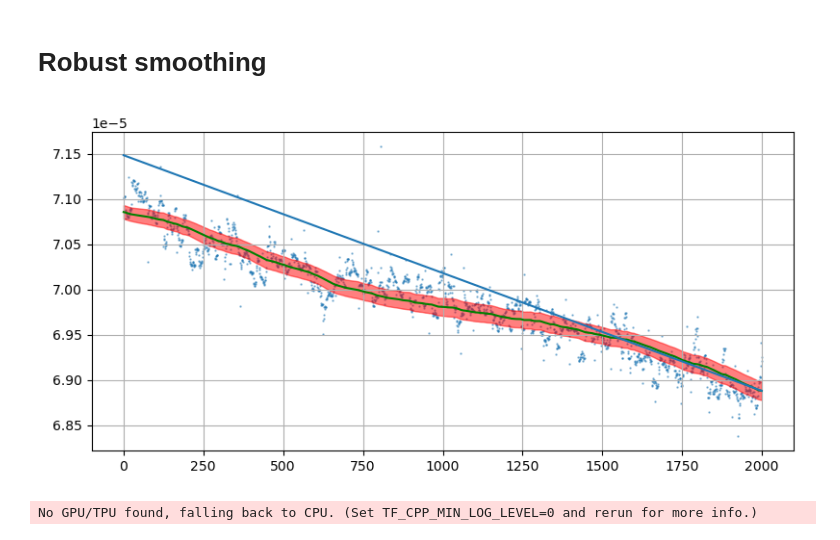
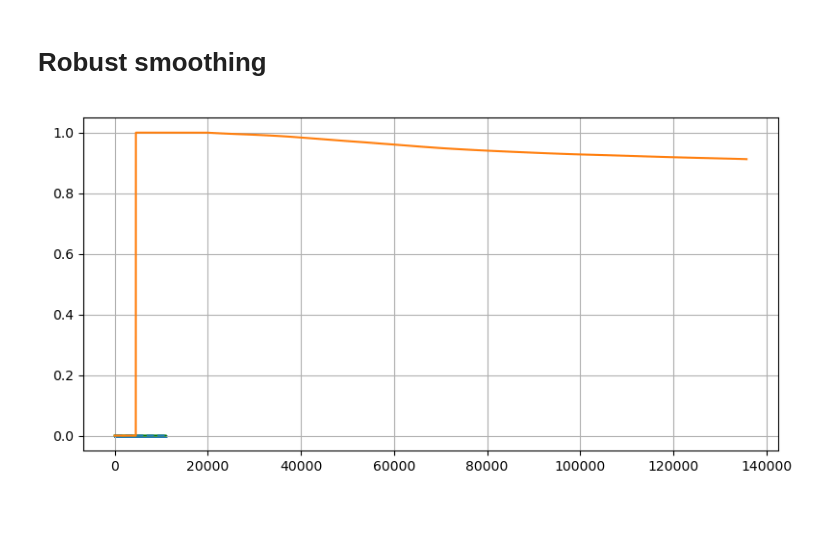
Before and after one commit to simply-nicky/robust_hw, a Jupyter notebook: dev_stats.ipynb, the cells around one changed output. Cells and saved outputs as stored; diff of their text form; code cells hidden in the pictures.

```diff
--- a/dev_stats.ipynb
+++ b/dev_stats.ipynb
@@ -23,0 +28,2 @@ sgn = period * uniform_filter(dqcm - bgd, period, mode='nearest')
+# %%
+factors = pd.read_hdf('data/Z-230307B.h5', 'data')['Mag3 [QCM,S1 factor] (None)'].to_numpy()
@@ -70,7 +84,13 @@ def step(state, new):
     elem, state = smoother.update(new, state)
     return state, jnp.array([elem, state.sigma])
 # %%
-warmup, samples = jnp.array(sgn[100:300]), jnp.array(sgn[300:2300])
+key = jax.random.PRNGKey(42)
+warmup, samples = jnp.array(sgn[100:400]), jnp.array(sgn[400:-50])
+
+n_outliers = 1000
+std = jnp.std(samples)
+idxs = jax.random.randint(key, (n_outliers,), 0, samples.size)
+samples.at[idxs].set(samples[idxs] + 50 * std * jax.random.normal(key, (n_outliers,)))
 
 state = smoother.init(warmup)
 
@@ -83,18 +103,20 @@ loss = (1 - lambda1) ** -idxs * ox.huber_loss((samples - predictions) / series[:
 # %%
 %matplotlib widget
 fig, ax = plt.subplots(figsize=(8, 4))
-ax.scatter(jnp.arange(samples.size), samples, s=0.5, alpha=0.5)
+ax.scatter(jnp.arange(samples.size), samples, s=0.3, alpha=0.5)
 
 ax.plot(series[:, 0], color='g')
-ax.plot(predictions)
+ax.plot(predictions, linestyle='dashed')
 ax.fill_between(jnp.arange(series.shape[0]), series[:, 0] - series[:, 1],
                 series[:, 0] + series[:, 1], color='r', alpha=0.5)
+
+ax.plot(factors)
 
 ax.grid(True)
 fig.tight_layout()
 plt.show()
 # %% [output]
-[figure, old version]
+[figure, new version]
 # %%
 from robust_holt_winters import inject_hyperparams, InjectHyperparamsState, Series
 
@@ -135,7 +157,7 @@ series = sgn[100:-100]
 theta = jnp.full(3, -jnp.log(1 / init_decay - 1))
 opt_state = opt.init(theta)
 
-N_warmup, N_train, N_test = 200, 1000, 200
+N_warmup, N_train, N_test = 300, 1200, 300
 key = jax.random.PRNGKey(42)
 criteria, thetas = [], []
 
@@ -146,8 +168,6 @@ for i in tqdm(range(2000)):
                                               series[idx + N_train:idx + N_train + N_test])
     criteria.append(crit)
     thetas.append(theta)
-# %% [output]
-No GPU/TPU found, falling back to CPU. (Set TF_CPP_MIN_LOG_LEVEL=0 and rerun for more info.)
 # %%
 %matplotlib widget
 fig, ax = plt.subplots(1, 2, figsize=(8, 3))
```
Also changed, not shown: parts of 4 cells of this notebook, 3 other files.
